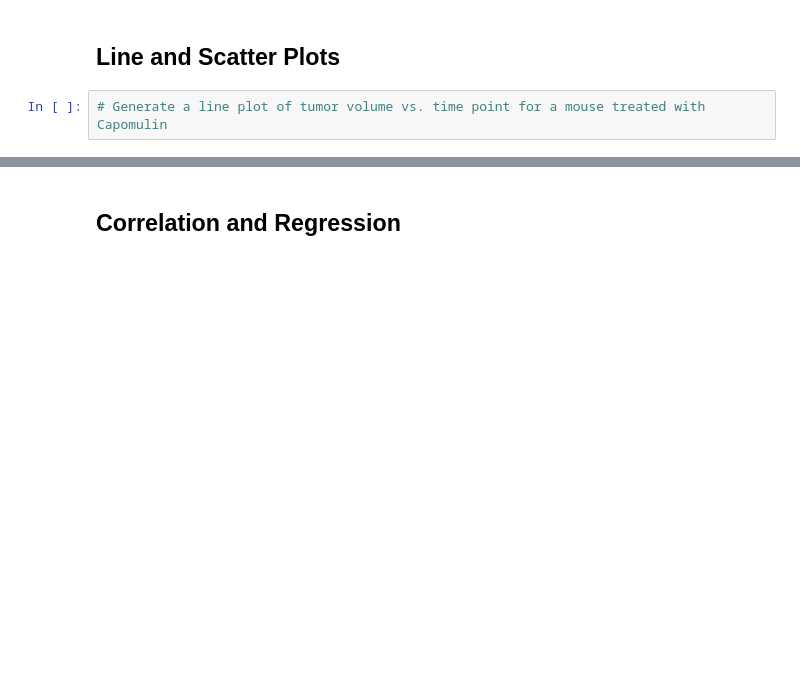
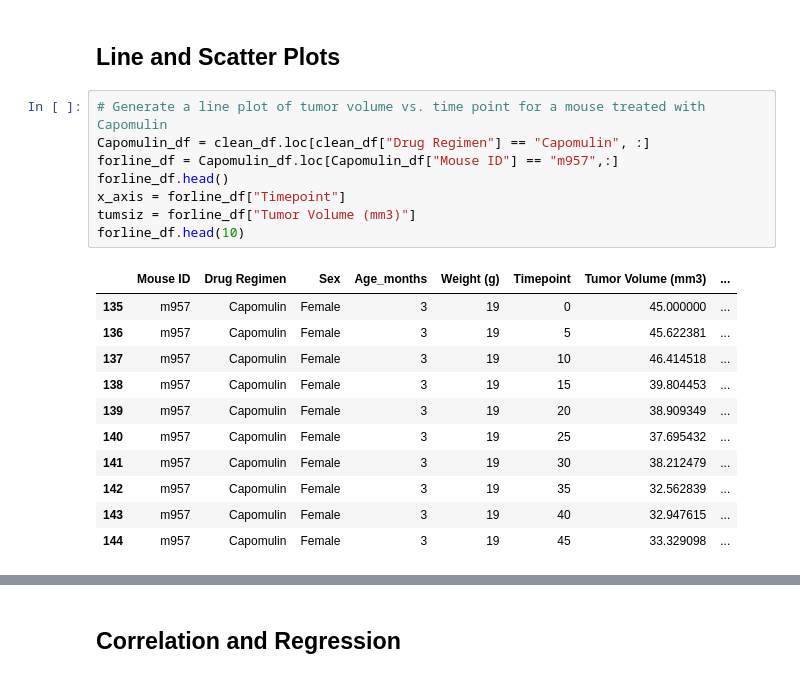
Before and after one commit to melorebecca/05-Matplotlib, a Jupyter notebook: pymaceuticals_starter.ipynb, the cells around one changed output, grey strips where cells are left out. Saved outputs shown, nothing was run; the diff lists cells and outputs as text; blank space fills up the shorter version.

```diff
--- a/pymaceuticals_starter.ipynb
+++ b/pymaceuticals_starter.ipynb
@@ -256,3 +256,21 @@ plt.show()
 ## Line and Scatter Plots
 # %%
 # Generate a line plot of tumor volume vs. time point for a mouse treated with Capomulin
+Capomulin_df = clean_df.loc[clean_df["Drug Regimen"] == "Capomulin", :]
+forline_df = Capomulin_df.loc[Capomulin_df["Mouse ID"] == "m957",:]
+forline_df.head()
+x_axis = forline_df["Timepoint"]
+tumsiz = forline_df["Tumor Volume (mm3)"]
+forline_df.head(10)
+# %% [output]
+|  | Mouse ID | Drug Regimen | Sex | Age_months | Weight (g) | Timepoint | Tumor Volume (mm3) | ... |
+| 135 | m957 | Capomulin | Female | 3 | 19 | 0 | 45.000000 | ... |
+| 136 | m957 | Capomulin | Female | 3 | 19 | 5 | 45.622381 | ... |
+| 137 | m957 | Capomulin | Female | 3 | 19 | 10 | 46.414518 | ... |
+| 138 | m957 | Capomulin | Female | 3 | 19 | 15 | 39.804453 | ... |
+| 139 | m957 | Capomulin | Female | 3 | 19 | 20 | 38.909349 | ... |
+| 140 | m957 | Capomulin | Female | 3 | 19 | 25 | 37.695432 | ... |
+| 141 | m957 | Capomulin | Female | 3 | 19 | 30 | 38.212479 | ... |
+| 142 | m957 | Capomulin | Female | 3 | 19 | 35 | 32.562839 | ... |
+| 143 | m957 | Capomulin | Female | 3 | 19 | 40 | 32.947615 | ... |
+| 144 | m957 | Capomulin | Female | 3 | 19 | 45 | 33.329098 | ... |
```
Also changed, not shown: parts of 3 cells of this notebook.
